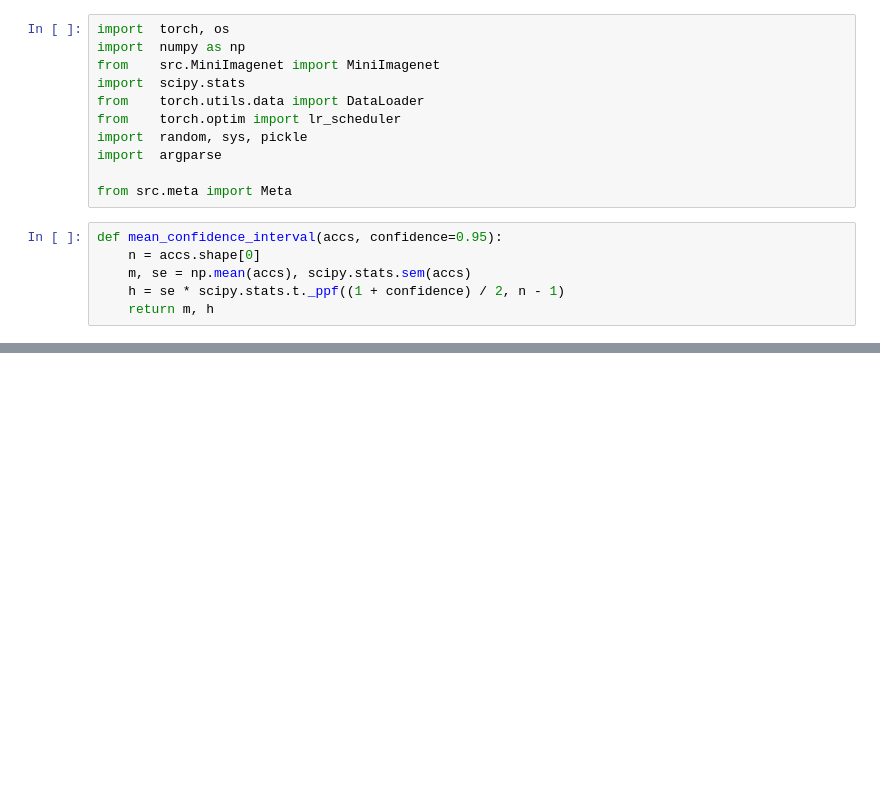
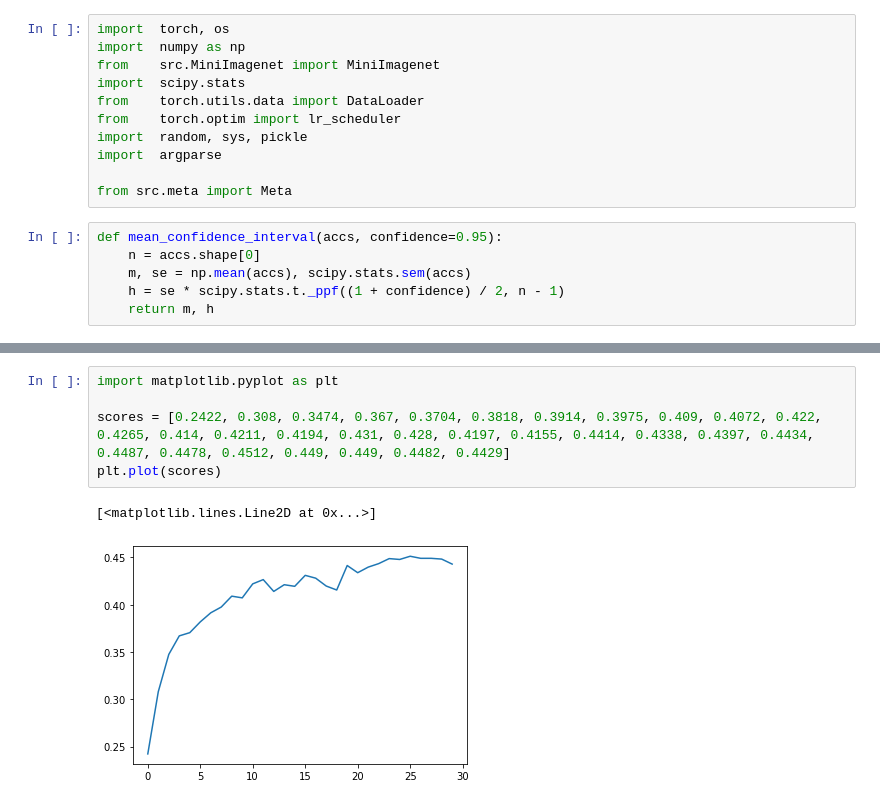
Before and after one commit to 0xDECAFC0FFEE/CS_269, a Jupyter notebook: notebooks/MAML.ipynb, the cells around one changed output, grey strips where cells are left out. Saved outputs shown, nothing was run; the diff lists cells and outputs as text; blank space fills up the shorter version.

```diff
--- a/notebooks/MAML.ipynb
+++ b/notebooks/MAML.ipynb
@@ -90,0 +149,8 @@ def main():
+# %%
+import matplotlib.pyplot as plt
+
+scores = [0.2422, 0.308, 0.3474, 0.367, 0.3704, 0.3818, 0.3914, 0.3975, 0.409, 0.4072, 0.422, 0.4265, 0.414, 0.4211, 0.4194, 0.431, 0.428, 0.4197, 0.4155, 0.4414, 0.4338, 0.4397, 0.4434, 0.4487, 0.4478, 0.4512, 0.449, 0.449, 0.4482, 0.4429]
+plt.plot(scores)
+# %% [output]
+[<matplotlib.lines.Line2D at 0x...>]
+[figure, added]
```
Also changed, not shown: parts of 4 cells of this notebook, 17 other files.
